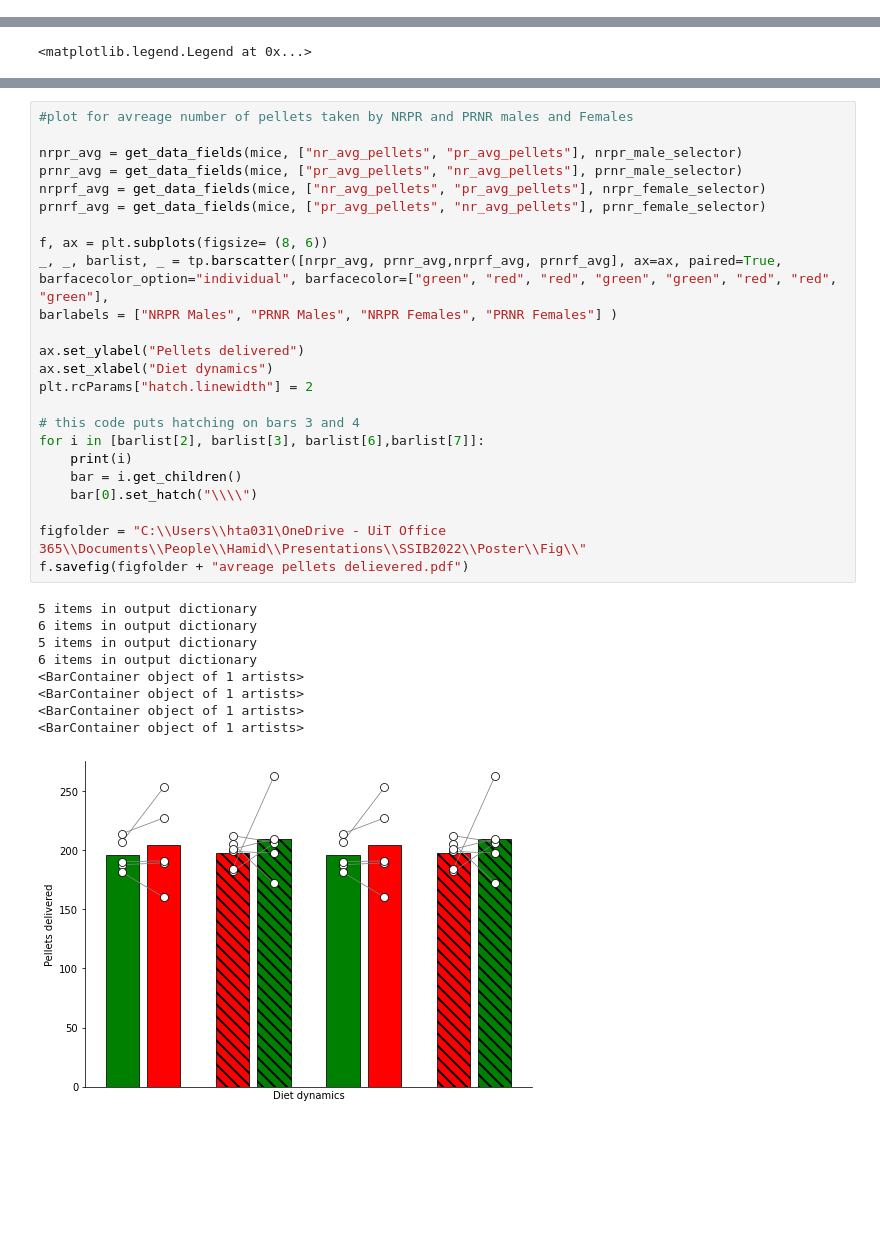
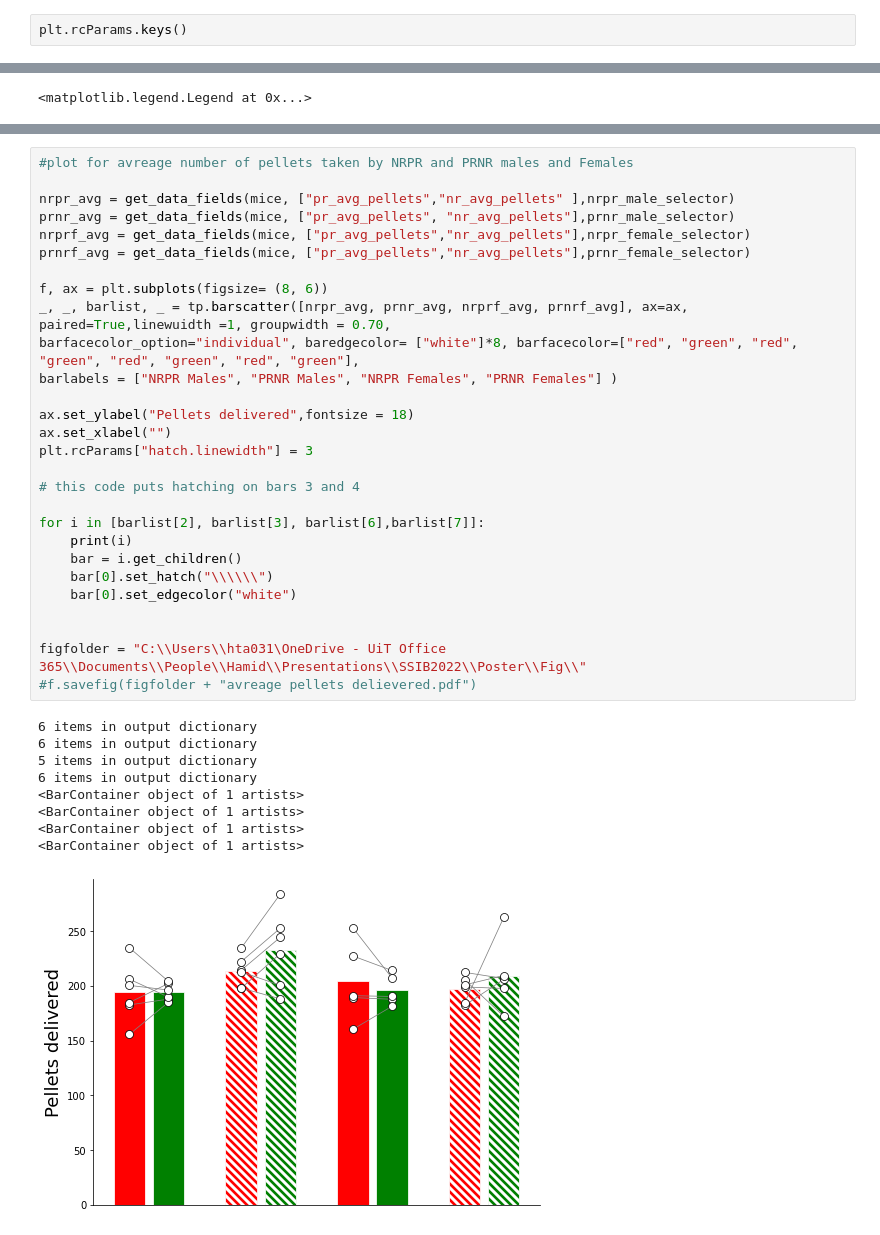
Before and after one commit to Htbibalan/FEDProtein, a Jupyter notebook: notebooks/POSTER FIGS.ipynb, the cells around one changed output, grey strips where cells are left out. Cells and saved outputs as stored; diff of their text form; blank space fills up the shorter version.

```diff
--- a/notebooks/POSTER FIGS.ipynb
+++ b/notebooks/POSTER FIGS.ipynb
@@ -97,0 +98,2 @@ Text(0.5, 1.0, 'Dynamics of intake')
+# %%
+plt.rcParams.keys()
@@ -265,38 +266,41 @@ f.savefig(figfolder + "timeline hoarding.pdf")
 # %%
 #plot for avreage number of pellets taken by NRPR and PRNR males and Females
 
-nrpr_avg = get_data_fields(mice, ["nr_avg_pellets", "pr_avg_pellets"], nrpr_male_selector)
-prnr_avg = get_data_fields(mice, ["pr_avg_pellets", "nr_avg_pellets"], prnr_male_selector)
-nrprf_avg = get_data_fields(mice, ["nr_avg_pellets", "pr_avg_pellets"], nrpr_female_selector)
-prnrf_avg = get_data_fields(mice, ["pr_avg_pellets", "nr_avg_pellets"], prnr_female_selector)
+nrpr_avg = get_data_fields(mice, ["pr_avg_pellets","nr_avg_pellets" ],nrpr_male_selector)
+prnr_avg = get_data_fields(mice, ["pr_avg_pellets", "nr_avg_pellets"],prnr_male_selector)
+nrprf_avg = get_data_fields(mice, ["pr_avg_pellets","nr_avg_pellets"],nrpr_female_selector)
+prnrf_avg = get_data_fields(mice, ["pr_avg_pellets","nr_avg_pellets"],prnr_female_selector)
 
 f, ax = plt.subplots(figsize= (8, 6))
-_, _, barlist, _ = tp.barscatter([nrpr_avg, prnr_avg,nrprf_avg, prnrf_avg], ax=ax, paired=True,
-barfacecolor_option="individual", barfacecolor=["green", "red", "red", "green", "green", "red", "red", "green"],
+_, _, barlist, _ = tp.barscatter([nrpr_avg, prnr_avg, nrprf_avg, prnrf_avg], ax=ax, paired=True,linewuidth =1, groupwidth = 0.70,
+barfacecolor_option="individual", baredgecolor= ["white"]*8, barfacecolor=["red", "green", "red", "green", "red", "green", "red", "green"],
 barlabels = ["NRPR Males", "PRNR Males", "NRPR Females", "PRNR Females"] )
 
-ax.set_ylabel("Pellets delivered")
-ax.set_xlabel("Diet dynamics")
-plt.rcParams["hatch.linewidth"] = 2
+ax.set_ylabel("Pellets delivered",fontsize = 18)
+ax.set_xlabel("")
+plt.rcParams["hatch.linewidth"] = 3
 
 # this code puts hatching on bars 3 and 4
+
 for i in [barlist[2], barlist[3], barlist[6],barlist[7]]:
     print(i)
     bar = i.get_children()
-    bar[0].set_hatch("\\\\")
+    bar[0].set_hatch("\\\\\\")
+    bar[0].set_edgecolor("white")
+
 
 figfolder = "C:\\Users\\hta031\OneDrive - UiT Office 365\\Documents\\People\\Hamid\\Presentations\\SSIB2022\\Poster\\Fig\\"
-f.savefig(figfolder + "avreage pellets delievered.pdf")
+#f.savefig(figfolder + "avreage pellets delievered.pdf")
 # %% [output]
-5 items in output dictionary
+6 items in output dictionary
 6 items in output dictionary
 5 items in output dictionary
 6 items in output dictionary
 <BarContainer object of 1 artists>
 <BarContainer object of 1 artists>
 <BarContainer object of 1 artists>
 <BarContainer object of 1 artists>
-[figure, old version]
+[figure, new version]
 # %%
 #plot for avreage mealsize consumed by NRPR and PRNR males and Females.
 
```
Also changed, not shown: parts of 14 cells of this notebook, 6 other files.
